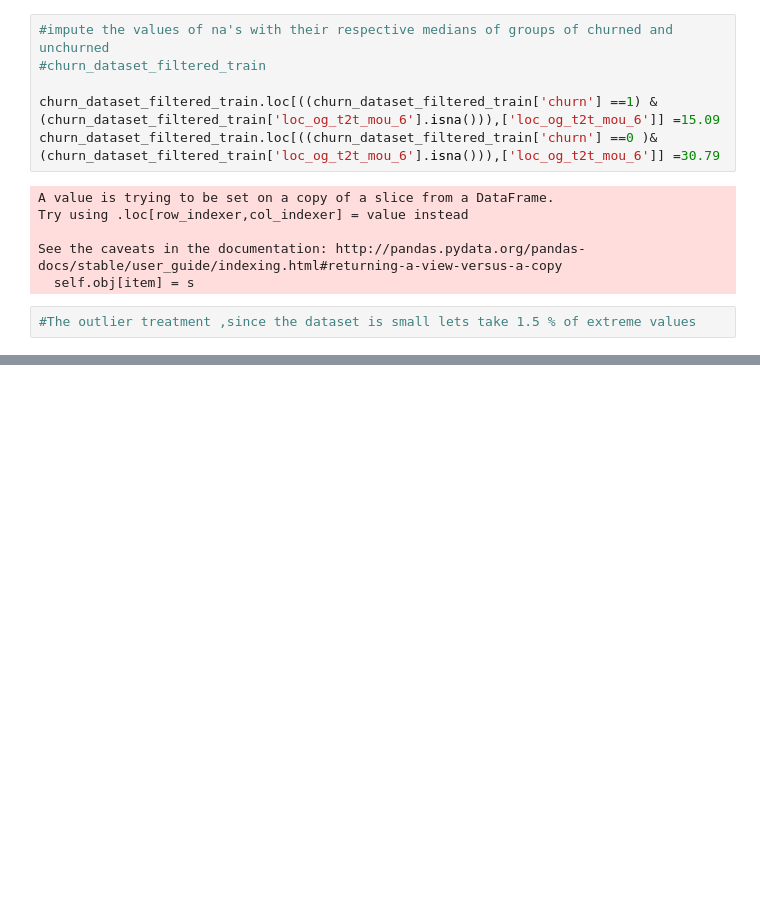
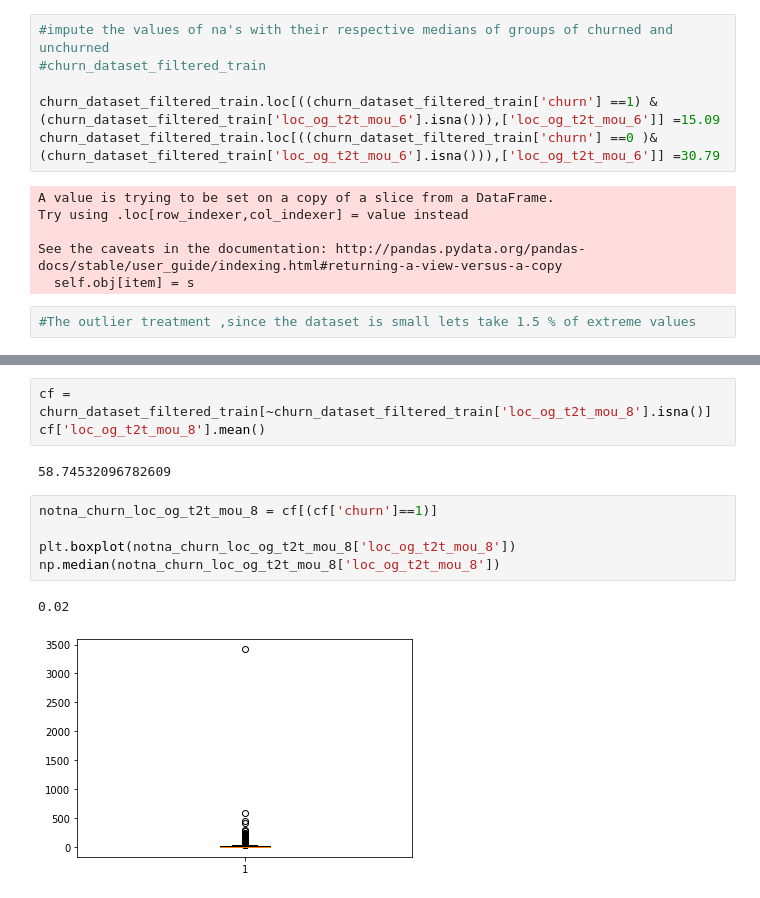
Before and after one commit to jabirshabbir/TelecomChurnCaseStudy, a Jupyter notebook: TelecomChurncasestudy.ipynb, the cells around one changed output, grey strips where cells are left out. Saved outputs shown, nothing was run; the diff lists cells and outputs as text; blank space fills up the shorter version.

```diff
--- a/TelecomChurncasestudy.ipynb
+++ b/TelecomChurncasestudy.ipynb
@@ -346,0 +371,13 @@ churn_dataset_filtered_train.shape
+# %%
+cf = churn_dataset_filtered_train[~churn_dataset_filtered_train['loc_og_t2t_mou_8'].isna()]
+cf['loc_og_t2t_mou_8'].mean()
+# %% [output]
+58.74532096782609
+# %%
+notna_churn_loc_og_t2t_mou_8 = cf[(cf['churn']==1)]
+
+plt.boxplot(notna_churn_loc_og_t2t_mou_8['loc_og_t2t_mou_8'])
+np.median(notna_churn_loc_og_t2t_mou_8['loc_og_t2t_mou_8'])
+# %% [output]
+0.02
+[figure, added]
```
Also changed, not shown: parts of 68 cells of this notebook.
